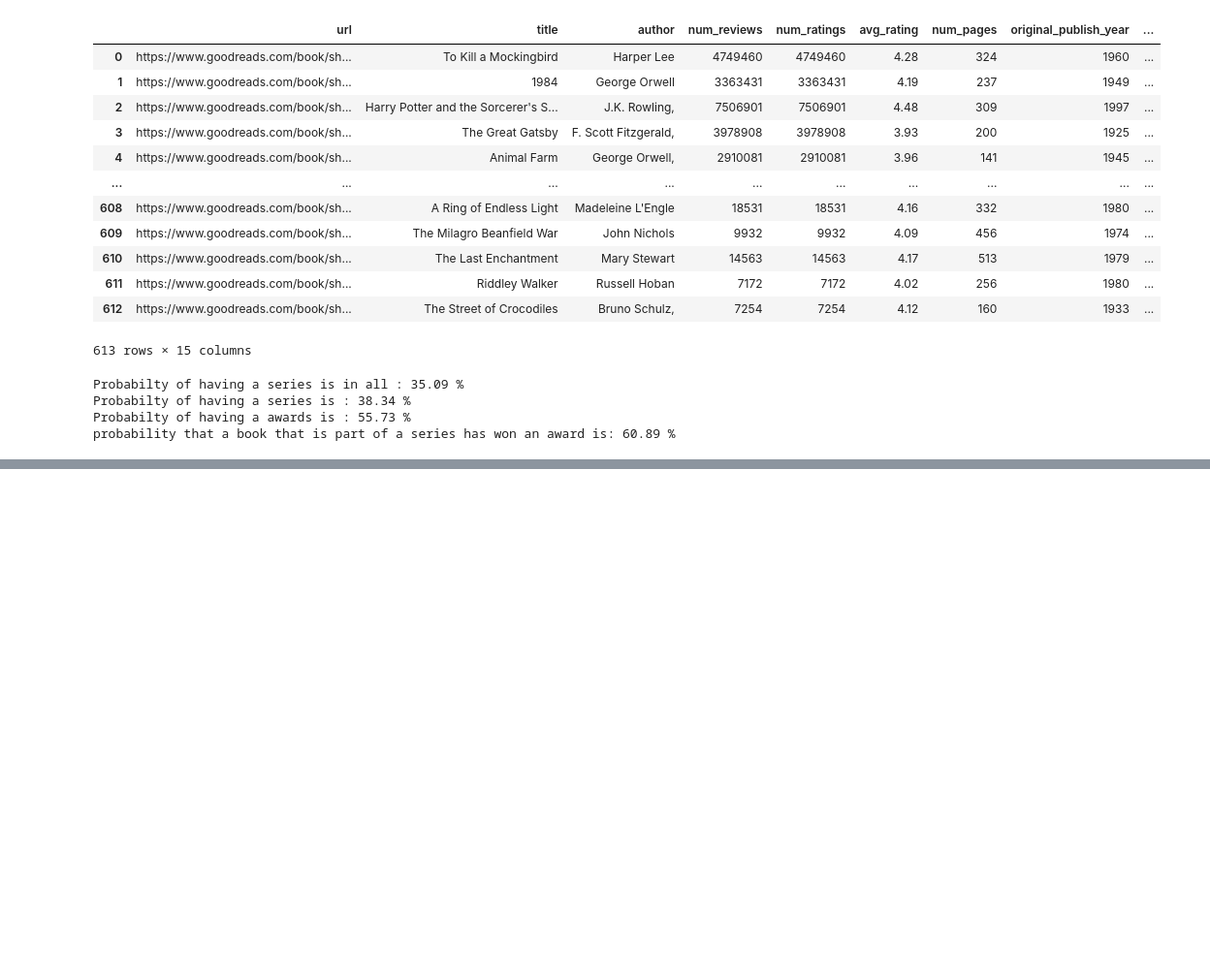
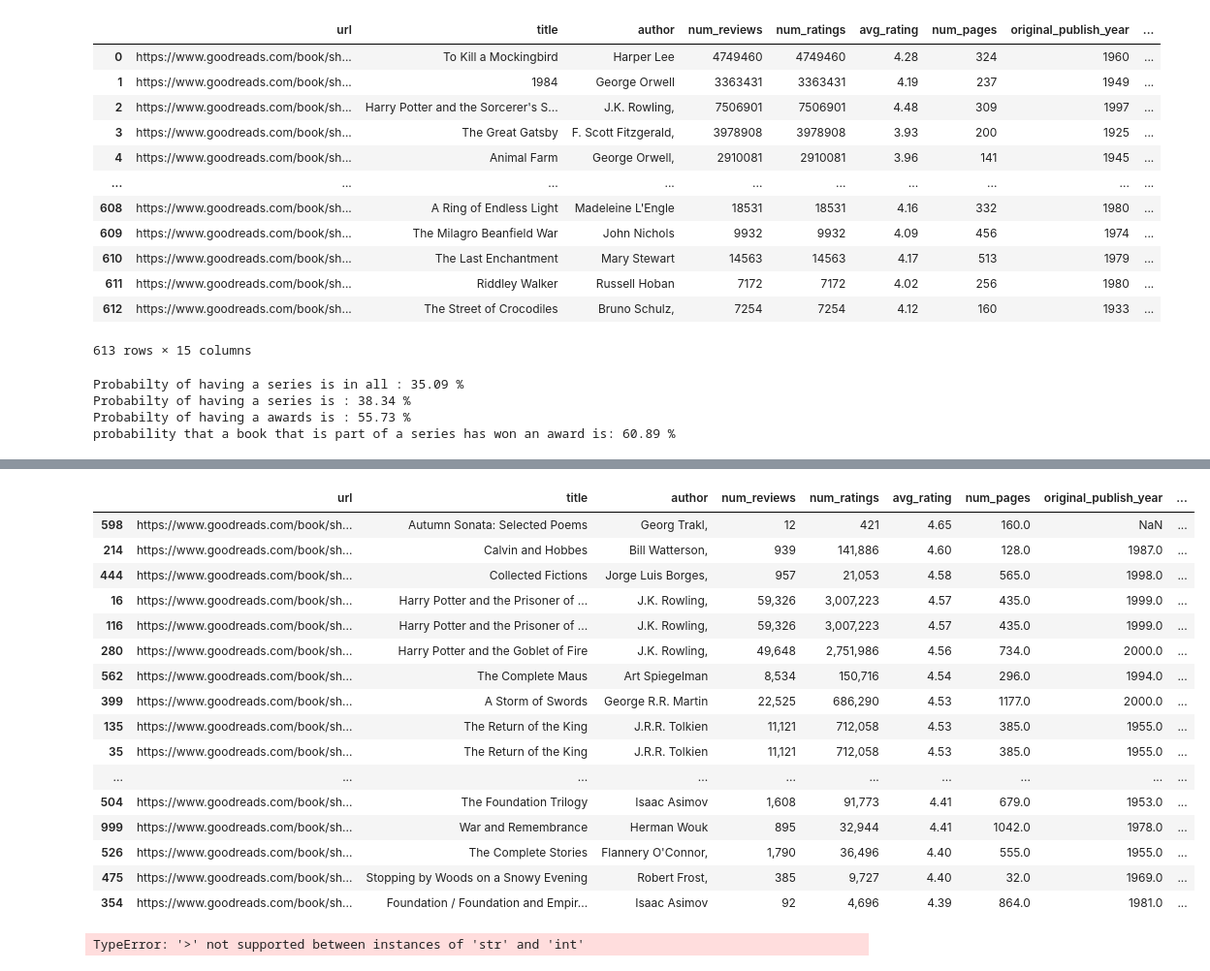
Before and after one commit to Deniz-shelby/goodreads_webscrap, a Jupyter notebook: analyse_data.ipynb, the cells around one changed output, grey strips where cells are left out. Shown at 97% size. Saved outputs shown, nothing was run; the diff lists cells and outputs as text; code cells hidden in the pictures; blank space fills up the shorter version.

```diff
--- a/analyse_data.ipynb
+++ b/analyse_data.ipynb
@@ -508,0 +555,24 @@ probability that a book that is part of a series has won an award is: 60.89 %
+# %%
+df_top_50
+# %% [output]
+|  | url | title | author | num_reviews | num_ratings | avg_rating | num_pages | original_publish_year | ... |
+| 598 | https://www.goodreads.com/book/sh... | Autumn Sonata: Selected Poems | Georg Trakl, | 12 | 421 | 4.65 | 160.0 | NaN | ... |
+| 214 | https://www.goodreads.com/book/sh... | Calvin and Hobbes | Bill Watterson, | 939 | 141,886 | 4.60 | 128.0 | 1987.0 | ... |
+| 444 | https://www.goodreads.com/book/sh... | Collected Fictions | Jorge Luis Borges, | 957 | 21,053 | 4.58 | 565.0 | 1998.0 | ... |
+| 16 | https://www.goodreads.com/book/sh... | Harry Potter and the Prisoner of ... | J.K. Rowling, | 59,326 | 3,007,223 | 4.57 | 435.0 | 1999.0 | ... |
+| 116 | https://www.goodreads.com/book/sh... | Harry Potter and the Prisoner of ... | J.K. Rowling, | 59,326 | 3,007,223 | 4.57 | 435.0 | 1999.0 | ... |
+| 280 | https://www.goodreads.com/book/sh... | Harry Potter and the Goblet of Fire | J.K. Rowling, | 49,648 | 2,751,986 | 4.56 | 734.0 | 2000.0 | ... |
+| 562 | https://www.goodreads.com/book/sh... | The Complete Maus | Art Spiegelman | 8,534 | 150,716 | 4.54 | 296.0 | 1994.0 | ... |
+| 399 | https://www.goodreads.com/book/sh... | A Storm of Swords | George R.R. Martin | 22,525 | 686,290 | 4.53 | 1177.0 | 2000.0 | ... |
+| 135 | https://www.goodreads.com/book/sh... | The Return of the King | J.R.R. Tolkien | 11,121 | 712,058 | 4.53 | 385.0 | 1955.0 | ... |
+| 35 | https://www.goodreads.com/book/sh... | The Return of the King | J.R.R. Tolkien | 11,121 | 712,058 | 4.53 | 385.0 | 1955.0 | ... |
+| ... | ... | ... | ... | ... | ... | ... | ... | ... | ... |
+| 504 | https://www.goodreads.com/book/sh... | The Foundation Trilogy | Isaac Asimov | 1,608 | 91,773 | 4.41 | 679.0 | 1953.0 | ... |
+| 999 | https://www.goodreads.com/book/sh... | War and Remembrance | Herman Wouk | 895 | 32,944 | 4.41 | 1042.0 | 1978.0 | ... |
+| 526 | https://www.goodreads.com/book/sh... | The Complete Stories | Flannery O'Connor, | 1,790 | 36,496 | 4.40 | 555.0 | 1955.0 | ... |
+| 475 | https://www.goodreads.com/book/sh... | Stopping by Woods on a Snowy Evening | Robert Frost, | 385 | 9,727 | 4.40 | 32.0 | 1969.0 | ... |
+| 354 | https://www.goodreads.com/book/sh... | Foundation / Foundation and Empir... | Isaac Asimov | 92 | 4,696 | 4.39 | 864.0 | 1981.0 | ... |
+# %%
+df_sorted_avg_rating[df_sorted_avg_rating['num_ratings']>1000000]
+# %% [output]
+TypeError: '>' not supported between instances of 'str' and 'int'
```
Also changed, not shown: parts of 8 cells of this notebook, 2 other files.
